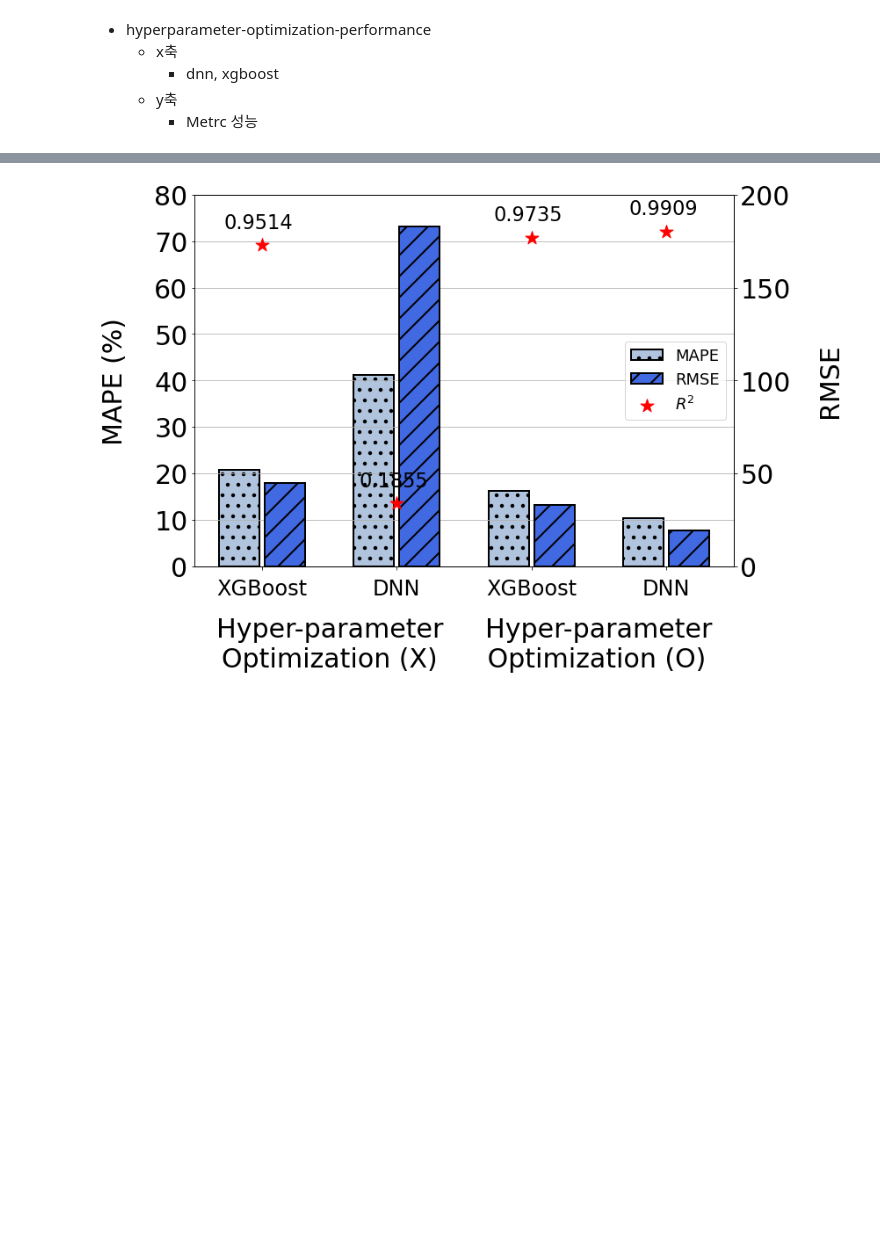
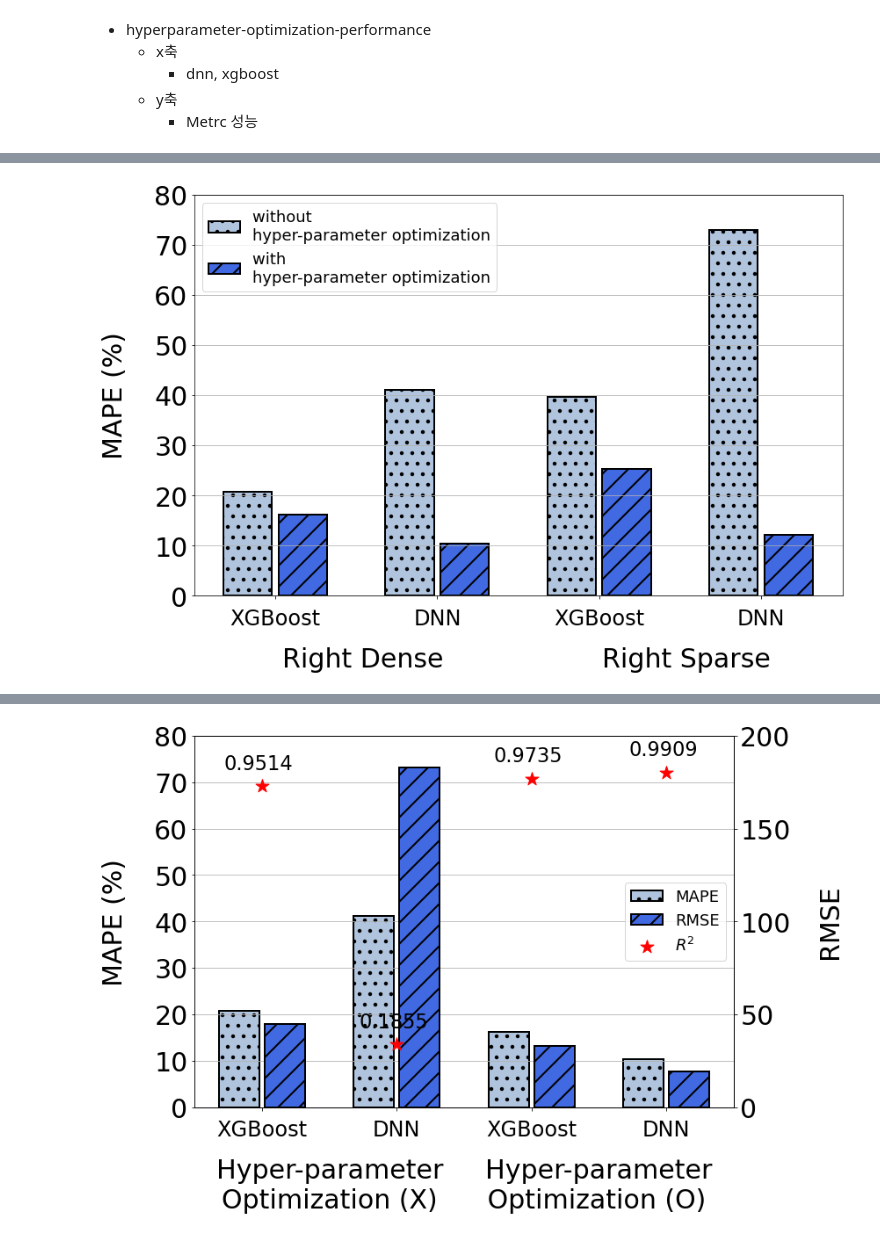
Before and after one commit to unhochoi/Sparse-Matrix-Multiplication, a Jupyter notebook: figure/pyplot/hyperparameter-optimization-performance.ipynb, the cells around one changed output, grey strips where cells are left out. Drawn from its saved outputs; the diff is of its cells as text; code cells hidden in the pictures; blank space fills up the shorter version.

Commit message:
modifying figure

```diff
--- a/figure/pyplot/hyperparameter-optimization-performance.ipynb
+++ b/figure/pyplot/hyperparameter-optimization-performance.ipynb
@@ -126,0 +7,60 @@ plt.show()
+# %%
+import matplotlib.pyplot as plt
+import numpy as np
+import pandas as pd
+
+# x 축 label
+x_label = ["XGBoost", "DNN", "XGBoost", "DNN"]
+
+# hyperparameter 최적화 없이 사용했을 때의 Metric 성능
+without_hp_optim_mape = [20.67, 41.13 , 39.64, 72.92]
+without_hp_optim_rmse = [44609, 182717 , 29997, 127883]
+# without_hp_optim_r2 = [0.9514, 0.1855 , 0.9184, -0.4816]
+
+# hyperparameter 최적화했을때의 Metric 성능
+hp_optim_mape = [16.22, 10.34, 25.36, 12.15]
+hp_optim_rmse = [32917, 19260, 30311, 11407]
+# hp_optim_r2 = [0.9735, 0.9909, 0.9167, 0.9882]
+
+################################# x축 및 전체 figure 설정 ####################################################
+
+fontsize = 30
+
+plt.rc('axes', labelsize=fontsize)   # x,y축 label 폰트 크기
+plt.rc('xtick', labelsize=fontsize*0.8)  # x축 눈금 폰트 크기
+plt.rc('ytick', labelsize=fontsize)  # y축 눈금 폰트 크기
+plt.rc('legend', fontsize=fontsize*0.6)  # 범례 폰트 크기
+plt.rcParams['hatch.linewidth'] = 2 # bar pattern 두께
+
+x = np.arange(len(x_label)) # x축 인덱스
+width = 0.3 # bar 넓이
+
+fig, ax1 = plt.subplots(figsize=(12,8)) # figure 및 subplot 선언
+
+# 각 bar 의 중심 지정
+bar1 = ax1.bar(x - 0.17, without_hp_optim_mape, width, linewidth=2, edgecolor='black', hatch='.', label='without \nhyper-parameter optimization', color='lightsteelblue', capsize=20)
+bar2 = ax1.bar(x + 0.17, hp_optim_mape, width, linewidth=2, edgecolor='black', hatch='/', label='with \nhyper-parameter optimization', color='royalblue', capsize=20)
+
+################################# ax1 ####################################################
+
+ax1.set_xticks(x) # x축 인덱스
+ax1.set_xticklabels(x_label) # x축 label 이름
+ax1.tick_params(axis='x',pad=10) # x축 label pad
+
+ax1.yaxis.grid(True) # y축만 grid 사용
+ax1.set_ylim([0, 80])  # 좌측 y축 범위 설정
+ax1.set_yticks([0, 10, 20, 30, 40, 50, 60, 70, 80]) # y축 index 설정
+
+ax1.set_xlabel('  Right Dense                   Right Sparse', labelpad=20) # ax1 ylabel 설정
+ax1.set_ylabel('MAPE (%)', labelpad=30) # ax1 ylabel 설정
+
+###################################### 범례 표시 ###################################################
+
+ax1.legend(loc="upper left") # 범례 표시
+
+# 이미지 저장시, figure 크기에 맞게 이미지 저장
+fig.tight_layout()
+fig.savefig('./mape-hyper-parameter-optimization-performance.png')
+plt.show()
+# %% [output]
+[figure, added]
```
Also changed, not shown: parts of 3 cells of this notebook, 8 other files.
